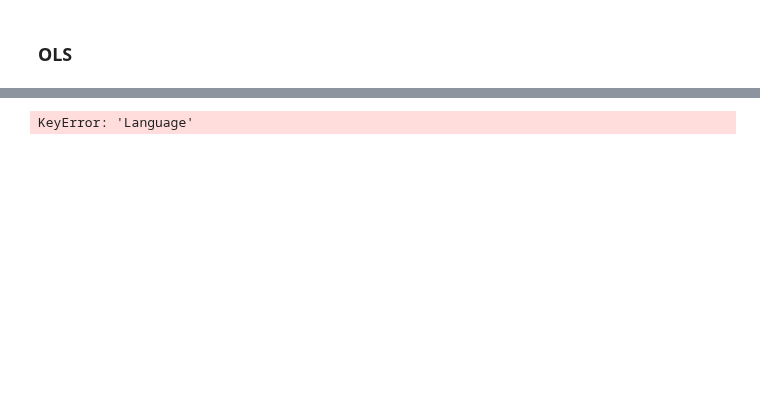
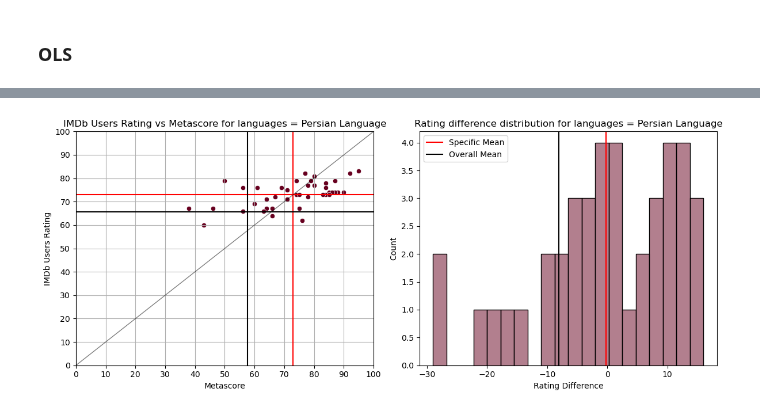
Before and after one commit to epfl-ada/ada-2023-project-radatouille, a Jupyter notebook: languages_v2.ipynb, the cells around one changed output, grey strips where cells are left out. Drawn from its saved outputs; the diff is of its cells as text; code cells hidden in the pictures; blank space fills up the shorter version.

```diff
--- a/languages_v2.ipynb
+++ b/languages_v2.ipynb
@@ -218,9 +182,9 @@ AttributeError: Rectangle.set() got an unexpected keyword argument 'legend'
 # Export the data to a json file
 #export_json(languages_ols_results, 'website/public/data/languages-3.json')
 # %%
-plot_specific_scatter(df_language, 'Language', 'Persian Language')
+plot_specific_scatter(df_language, 'languages', 'Persian Language')
 # %% [output]
-KeyError: 'Language'
+[figure, added]
 # %%
 # save all imdb_ids per language
 df_language \
```
Also changed, not shown: parts of 4 cells of this notebook, 2 other files.
